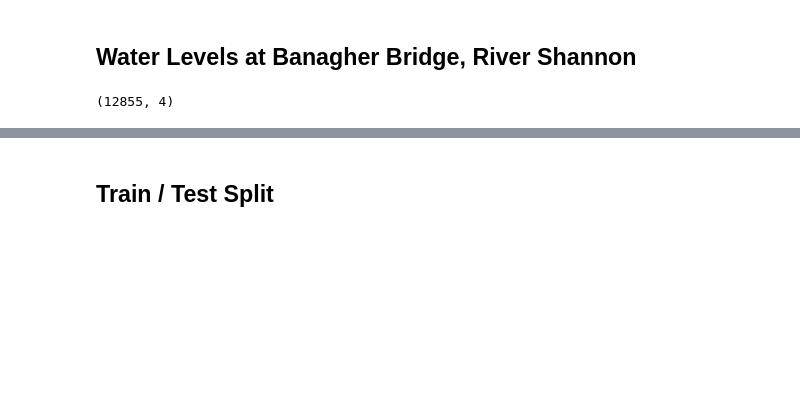
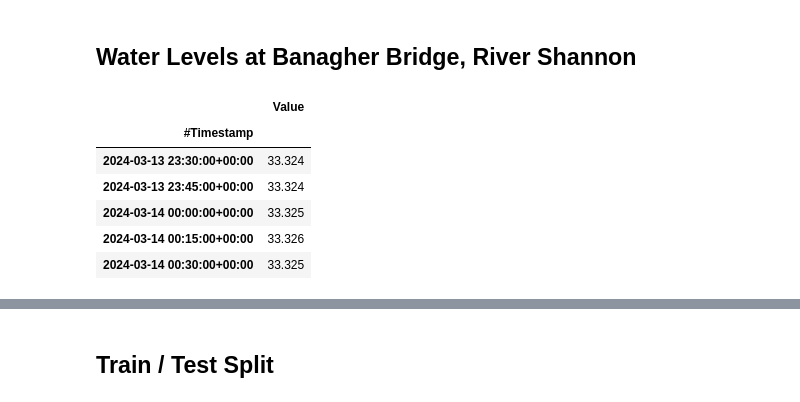
Before and after one commit to burked9/shannon-flood-piml, a Jupyter notebook: water_levels_banagher.ipynb, the cells around one changed output, grey strips where cells are left out. Saved outputs shown, nothing was run; the diff lists cells and outputs as text; code cells hidden in the pictures; blank space fills up the shorter version.

```diff
--- a/water_levels_banagher.ipynb
+++ b/water_levels_banagher.ipynb
@@ -22,7 +32,13 @@ df.index = pd.to_datetime(df.index, format='mixed', dayfirst=True)
 # %%
 df.head()
 df.tail()
-df.shape
+#df.index
 # %% [output]
-(12855, 4)
+|  | Value |
+| #Timestamp |  |
+| 2024-03-13 23:30:00+00:00 | 33.324 |
+| 2024-03-13 23:45:00+00:00 | 33.324 |
+| 2024-03-14 00:00:00+00:00 | 33.325 |
+| 2024-03-14 00:15:00+00:00 | 33.326 |
+| 2024-03-14 00:30:00+00:00 | 33.325 |
 # %%
```
Also changed, not shown: parts of 6 cells of this notebook.
